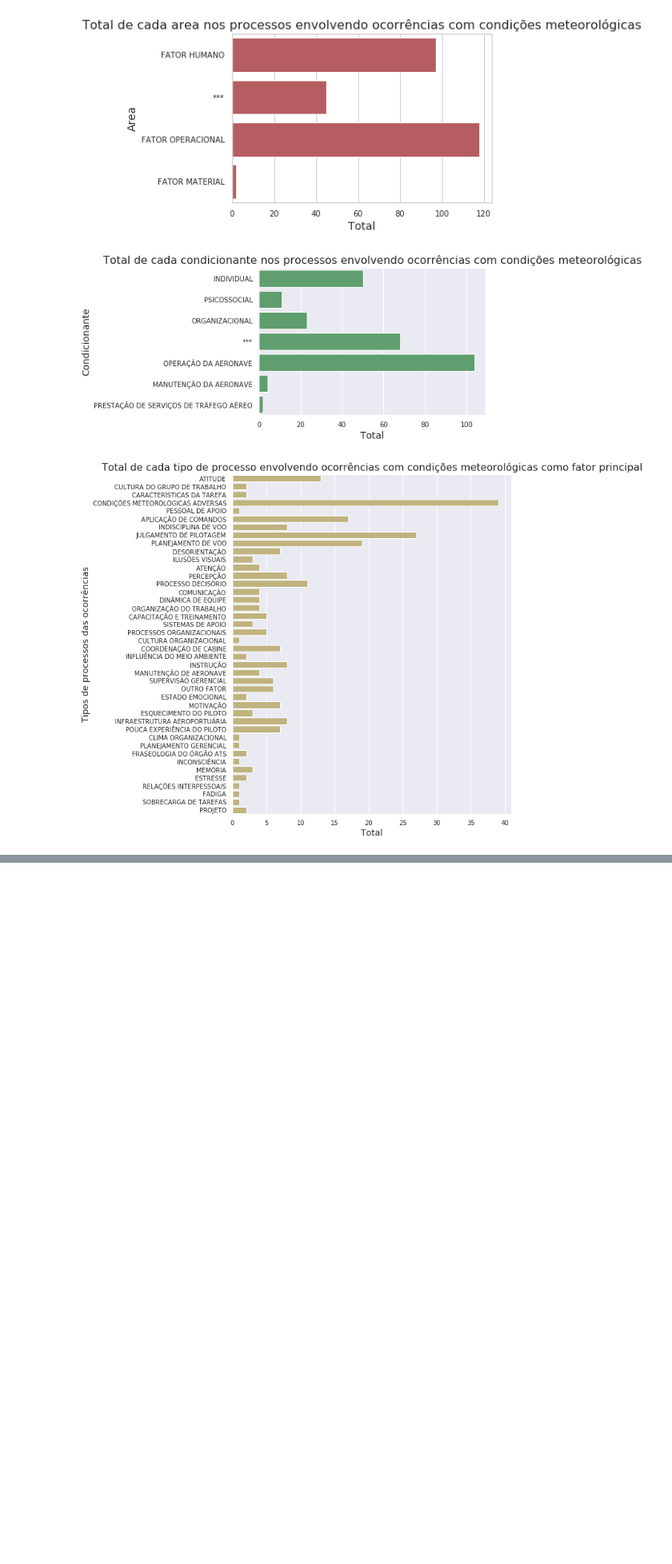
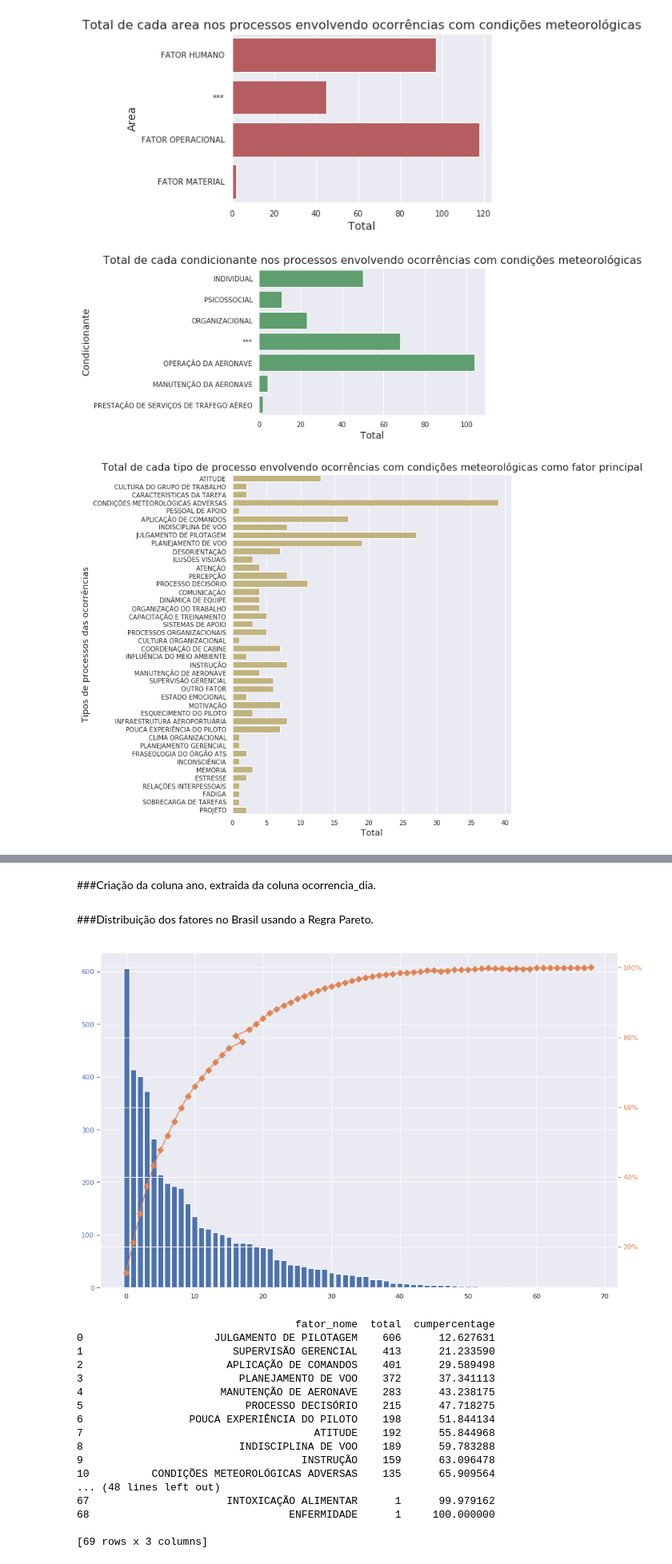
Before and after one commit to projeto-lp-20191/Dfly, a Jupyter notebook: Dfly.ipynb, the cells around one changed output, grey strips where cells are left out. Shown at 80% size. Saved outputs shown, nothing was run; the diff lists cells and outputs as text; code cells hidden in the pictures; blank space fills up the shorter version.

```diff
--- a/Dfly.ipynb
+++ b/Dfly.ipynb
@@ -1155,0 +1333,68 @@ def filtro_sudeste(df, dic):
+# %% [markdown]
+###Criação da coluna ano, extraida da coluna ocorrencia_dia.
+# %%
+df_ocorrencias_fatores_brasil.dtypes
+df_ocorrencias_fatores_brasil['ocorrencia_dia'] = pd.to_datetime(df_ocorrencias_fatores_brasil.ocorrencia_dia)
+df_ocorrencias_fatores_brasil['ano'] = df_ocorrencias_fatores_brasil['ocorrencia_dia'].dt.strftime('%Y')
+
+# df_ocorrencias_fatores_sudeste.dtypes
+# df_ocorrencias_fatores_sudeste['ocorrencia_dia'] = pd.to_datetime(df_ocorrencias_fatores_sudeste.ocorrencia_dia)
+# df_ocorrencias_fatores_sudeste['ano'] = df_ocorrencias_fatores_sudeste['ocorrencia_dia'].dt.strftime('%Y')
+
+# df_ocorrencias_fatores_sul.dtypes
+# df_ocorrencias_fatores_sul['ocorrencia_dia'] = pd.to_datetime(df_ocorrencias_fatores_sudeste.ocorrencia_dia)
+# df_ocorrencias_fatores_sul['ano'] = df_ocorrencias_fatores_sudeste['ocorrencia_dia'].dt.strftime('%Y')
+
+# df_ocorrencias_fatores_norte.dtypes
+# df_ocorrencias_fatores_norte['ocorrencia_dia'] = pd.to_datetime(df_ocorrencias_fatores_norte.ocorrencia_dia)
+# df_ocorrencias_fatores_norte['ano'] = df_ocorrencias_fatores_norte['ocorrencia_dia'].dt.strftime('%Y')
+
+# df_ocorrencias_fatores_nordeste.dtypes
+# df_ocorrencias_fatores_nordeste['ocorrencia_dia'] = pd.to_datetime(df_ocorrencias_fatores_nordeste.ocorrencia_dia)
+# df_ocorrencias_fatores_nordeste['ano'] = df_ocorrencias_fatores_nordeste['ocorrencia_dia'].dt.strftime('%Y')
+
+# df_ocorrencias_fatores_centro.dtypes
+# df_ocorrencias_fatores_centro['ocorrencia_dia'] = pd.to_datetime(df_ocorrencias_fatores_centro.ocorrencia_dia)
+# df_ocorrencias_fatores_centro['ano'] = df_ocorrencias_fatores_centro['ocorrencia_dia'].dt.strftime('%Y')
+# %% [markdown]
+###Distribuição dos fatores no Brasil usando a Regra Pareto.
+# %%
+from matplotlib.ticker import PercentFormatter
+
+df_ocorrencias_fatores_brasil_pareto = df_ocorrencias_fatores_brasil.fator_nome.value_counts()
+
+df_ocorrencias_fatores_brasil_pareto = pd.DataFrame({'fator_nome':df_ocorrencias_fatores_brasil_pareto.index, 'total':df_ocorrencias_fatores_brasil_pareto.values})
+
+df_ocorrencias_fatores_brasil_pareto = df_ocorrencias_fatores_brasil_pareto.sort_values(by='total',ascending=False)
+df_ocorrencias_fatores_brasil_pareto["cumpercentage"] = df_ocorrencias_fatores_brasil_pareto["total"].cumsum()/df_ocorrencias_fatores_brasil_pareto["total"].sum()*100
+
+fig, ax = plt.subplots()
+ax.bar(df_ocorrencias_fatores_brasil_pareto.index, df_ocorrencias_fatores_brasil_pareto["total"], color="C0")
+ax2 = ax.twinx()
+ax2.plot(df_ocorrencias_fatores_brasil_pareto.index, df_ocorrencias_fatores_brasil_pareto["cumpercentage"], color="C1", marker="D", ms=7)
+ax2.yaxis.set_major_formatter(PercentFormatter())
+
+ax.tick_params(axis="y", colors="C0")
+ax2.tick_params(axis="y", colors="C1")
+plt.show()
+
+print(df_ocorrencias_fatores_brasil_pareto)
+# %% [output]
+[figure, added]
+                                   fator_nome  total  cumpercentage
+0                     JULGAMENTO DE PILOTAGEM    606      12.627631
+1                        SUPERVISÃO GERENCIAL    413      21.233590
+2                       APLICAÇÃO DE COMANDOS    401      29.589498
+3                         PLANEJAMENTO DE VOO    372      37.341113
+4                      MANUTENÇÃO DE AERONAVE    283      43.238175
+5                          PROCESSO DECISÓRIO    215      47.718275
+6                 POUCA EXPERIÊNCIA DO PILOTO    198      51.844134
+7                                     ATITUDE    192      55.844968
+8                         INDISCIPLINA DE VOO    189      59.783288
+9                                   INSTRUÇÃO    159      63.096478
+10          CONDIÇÕES METEOROLÓGICAS ADVERSAS    135      65.909564
+... (48 lines left out)
+67                      INTOXICAÇÃO ALIMENTAR      1      99.979162
+68                                ENFERMIDADE      1     100.000000
+
+[69 rows x 3 columns]
```
Also changed, not shown: parts of 78 cells of this notebook.
